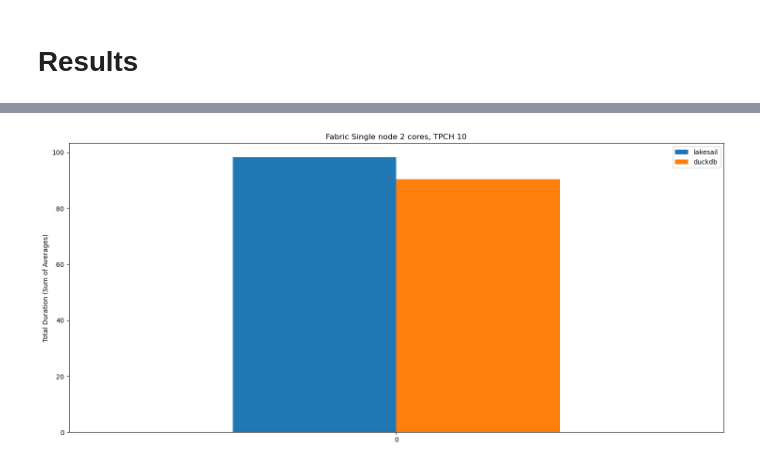
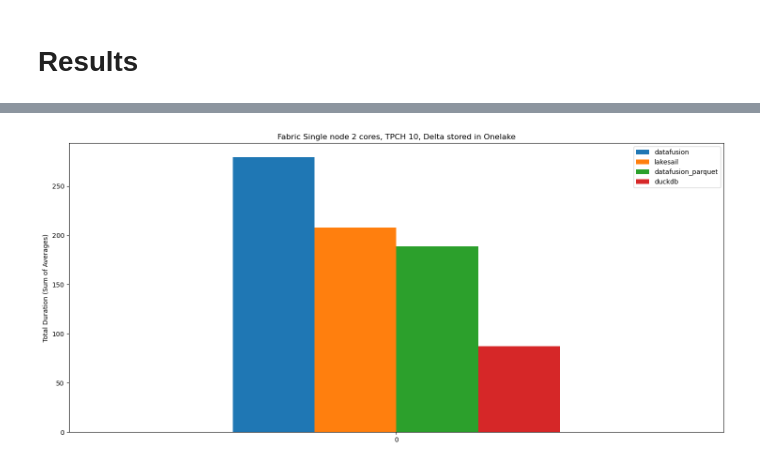
Before and after one commit to djouallah/Fabric_Notebooks_Demo, a Jupyter notebook: analytical/TPCH/latest/TPCH_benchmark.ipynb, the cells around one changed output, grey strips where cells are left out. Saved outputs shown, nothing was run; the diff lists cells and outputs as text; code cells hidden in the pictures.

```diff
--- a/analytical/TPCH/latest/TPCH_benchmark.ipynb
+++ b/analytical/TPCH/latest/TPCH_benchmark.ipynb
@@ -3,8 +3,8 @@
 Unified notebook supporting multiple engines: chdb, duckdb, lakesail
 # %%
 # Parameters - modify these to configure the benchmark
-SF         =  10              # Scale Factor (e.g., 1, 10, 30, 100, 1000)
-engine     = 'duckdb'        # Engine: 'duckdb' or 'lakesail' etc
+SF         =  10             # Scale Factor (e.g., 1, 10, 30, 100, 1000)
+engine     = 'lakesail'
 ws         = 'tpch'          # Workspace name
 lh         = 'raw'           # Lakehouse name
 base_path  = f'abfss://{ws}@onelake.dfs.fabric.microsoft.com/{lh}.Lakehouse'
@@ -915,8 +956,12 @@ con = duckdb.connect()
 raw = con.sql(f"""
     select Engine,time, query, sf, cpu as core, dur
     from delta_scan('{results}')
-    where test = 'tpch' and Engine in ('lakesail','duckdb')
+    where test = 'tpch' and Engine in ('lakesail','duckdb','datafusion','datafusion_parquet')
     and sf = {SF}
     and cpu = 2
-    and time >'2026-01-01'
+    and time >'2026-01-30'
     """)
+t=con.sql("""
+    pivot (select Engine,query, avg(dur) as dur from raw group by all) on Engine using avg(dur)  order by query
+""").df()
+ax =t.plot.bar(rot=0,x='query',title=f"Fabric Single node {core} cores,TPCH{SF}, Onelake using abfss ",ylabel='Duration in minutes, Lower is Better',figsize=(18,8))
@@ -930,31 +970,31 @@ ax =t.plot.bar(rot=0,x='query',title=f"Fabric Single node {core} cores,TPCH{SF},
 # %%
 # 1. Create a temp table to hold the averages (Average first)
 # This solves the Catalog Error because 'cc' will now exist in the database
 con.execute("""
     CREATE OR REPLACE TEMP TABLE cc AS
     SELECT Engine, query, AVG(dur) as dur
     FROM raw
     GROUP BY ALL
 """)
 
 # 2. Pivot using SUM to get the total (Sum second)
 # No 'GROUP BY' at the end ensures a single row result
 s = con.sql("""
     PIVOT (select *exclude(query) from cc)
     ON Engine IN (
         SELECT Engine FROM cc
         GROUP BY Engine
         ORDER BY SUM(dur) DESC
     )
     USING SUM(dur)
 """).df()
 
 # Plotting the single row result
 ax = s.plot.bar(
     rot=0,
-    title=f"Fabric Single node {core} cores, TPCH {SF}",
+    title=f"Fabric Single node {core} cores, TPCH {SF}, Delta stored in Onelake",
     ylabel='Total Duration (Sum of Averages)',
     figsize=(18,8)
 )
 # %% [output]
-[figure, old version]
+[figure, new version]
```
Also changed, not shown: parts of 10 cells of this notebook.
